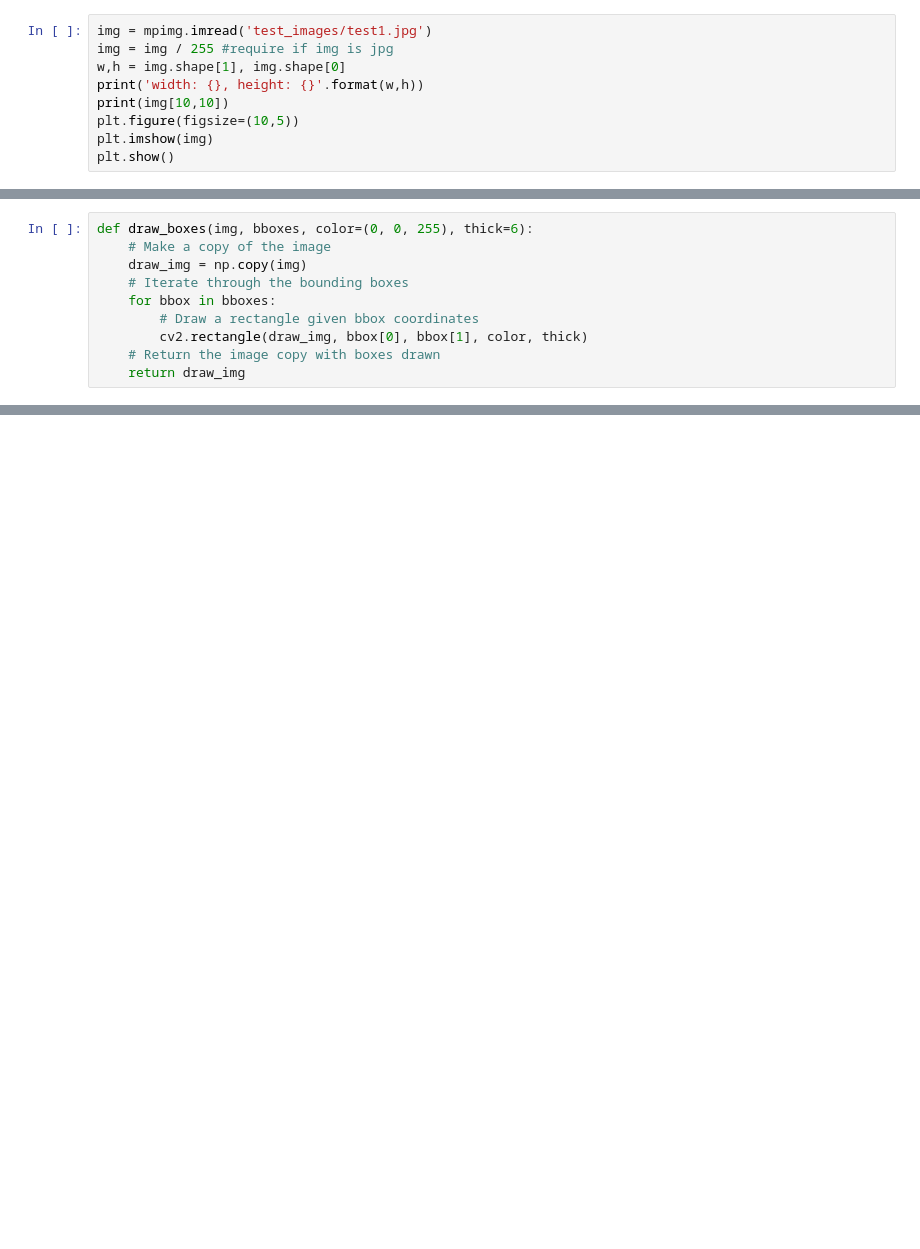
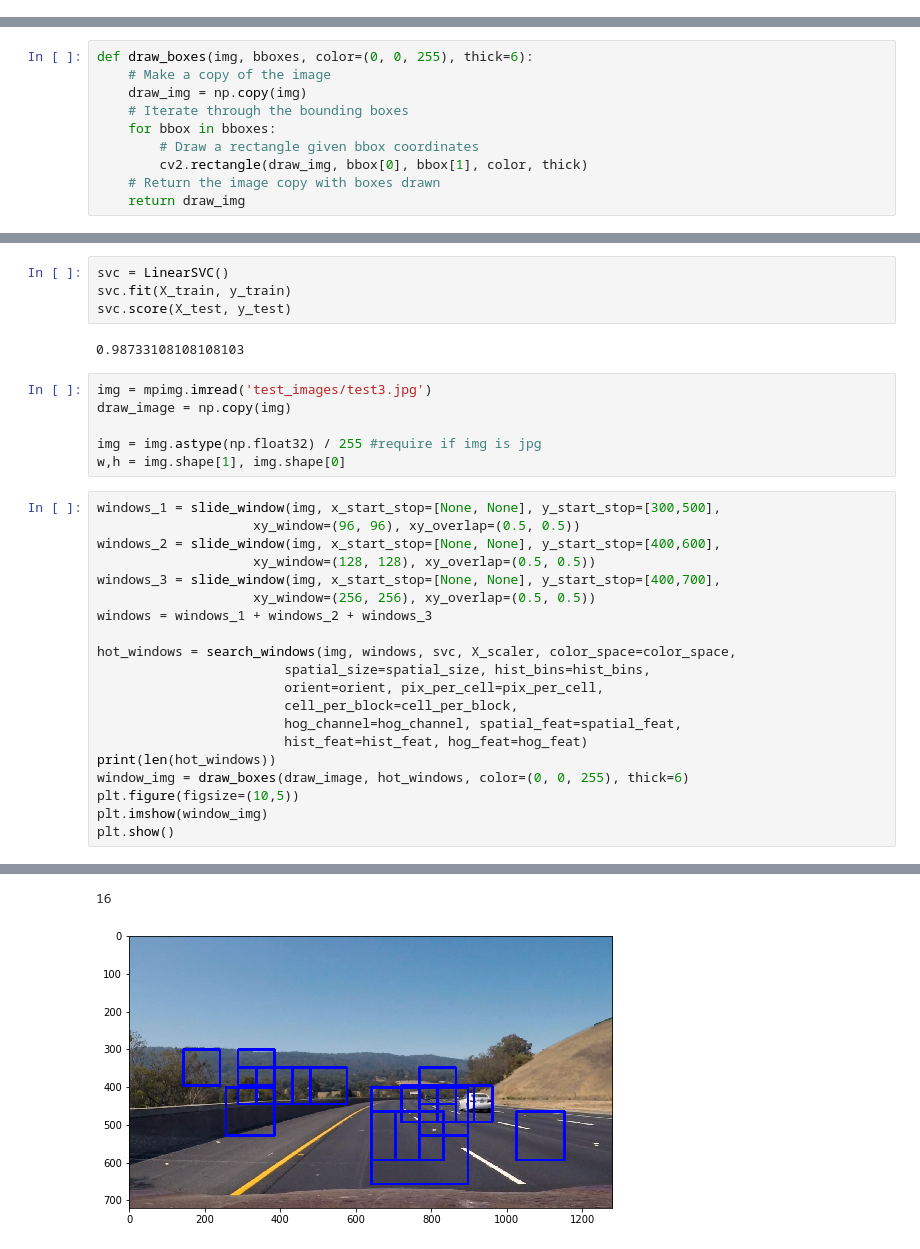
Before and after one commit to knguyen0105/CarND-Vehicle-Detection, a Jupyter notebook: sdc1_p5_object_tracking.ipynb, the cells around one changed output, grey strips where cells are left out. Drawn from its saved outputs; the diff is of its cells as text; blank space fills up the shorter version.

```diff
--- a/sdc1_p5_object_tracking.ipynb
+++ b/sdc1_p5_object_tracking.ipynb
@@ -8,9 +11,0 @@ from sklearn.preprocessing import StandardScaler
-# %%
-img = mpimg.imread('test_images/test1.jpg')
-img = img / 255 #require if img is jpg
-w,h = img.shape[1], img.shape[0]
-print('width: {}, height: {}'.format(w,h))
-print(img[10,10])
-plt.figure(figsize=(10,5))
-plt.imshow(img)
-plt.show()
@@ -106,0 +288,33 @@ scaled_X = X_scaler.transform(X)
+# %%
+svc = LinearSVC()
+svc.fit(X_train, y_train)
+svc.score(X_test, y_test)
+# %% [output]
+0.98733108108108103
+# %%
+img = mpimg.imread('test_images/test3.jpg')
+draw_image = np.copy(img)
+
+img = img.astype(np.float32) / 255 #require if img is jpg
+w,h = img.shape[1], img.shape[0]
+# %%
+windows_1 = slide_window(img, x_start_stop=[None, None], y_start_stop=[300,500],
+                    xy_window=(96, 96), xy_overlap=(0.5, 0.5))
+windows_2 = slide_window(img, x_start_stop=[None, None], y_start_stop=[400,600],
+                    xy_window=(128, 128), xy_overlap=(0.5, 0.5))
+windows_3 = slide_window(img, x_start_stop=[None, None], y_start_stop=[400,700],
+                    xy_window=(256, 256), xy_overlap=(0.5, 0.5))
+windows = windows_1 + windows_2 + windows_3
+
+hot_windows = search_windows(img, windows, svc, X_scaler, color_space=color_space,
+                        spatial_size=spatial_size, hist_bins=hist_bins,
+                        orient=orient, pix_per_cell=pix_per_cell,
+                        cell_per_block=cell_per_block,
+                        hog_channel=hog_channel, spatial_feat=spatial_feat,
+                        hist_feat=hist_feat, hog_feat=hog_feat)
+print(len(hot_windows))
+window_img = draw_boxes(draw_image, hot_windows, color=(0, 0, 255), thick=6)
+plt.figure(figsize=(10,5))
+plt.imshow(window_img)
+plt.show()
+# %% [output]
@@ -106,0 +323,2 @@ scaled_X = X_scaler.transform(X)
+16
+[figure, added]
```
Also changed, not shown: parts of 11 cells of this notebook.
